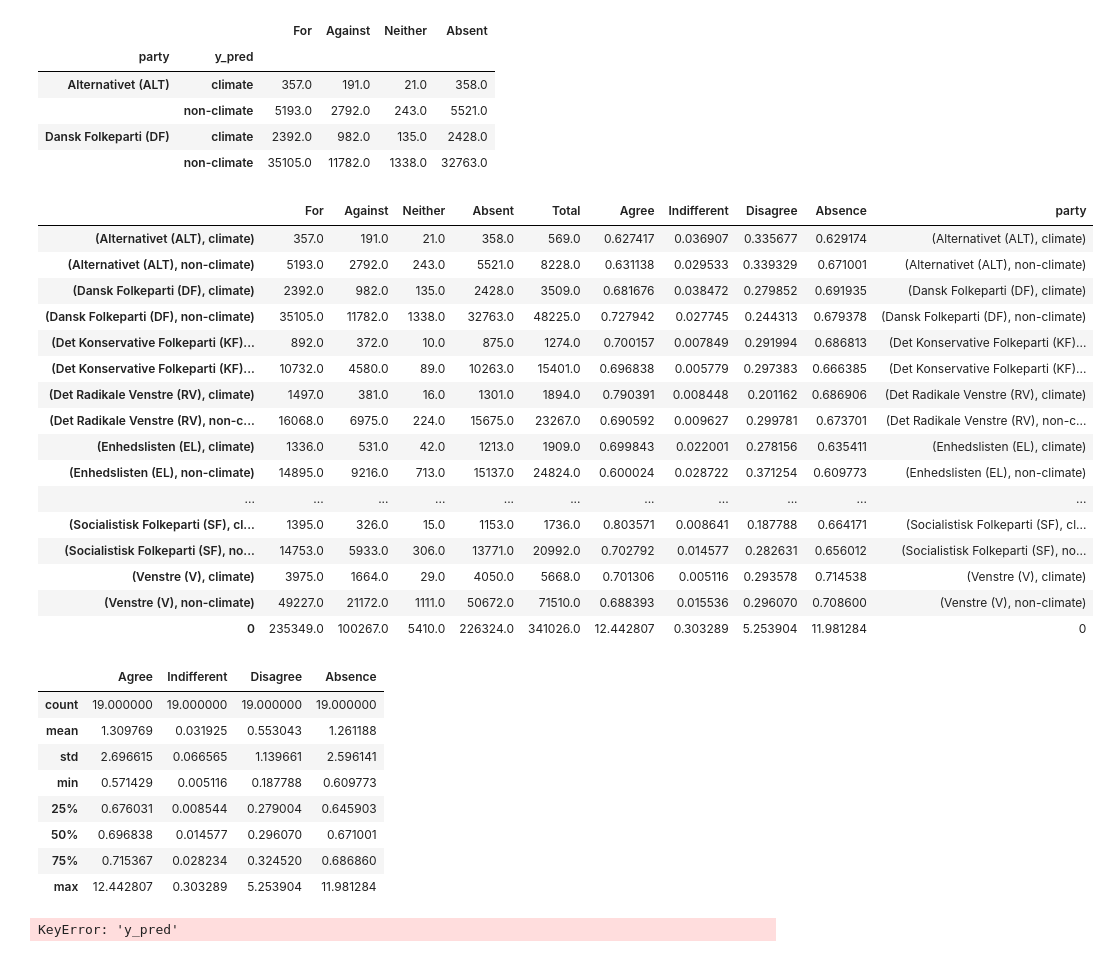
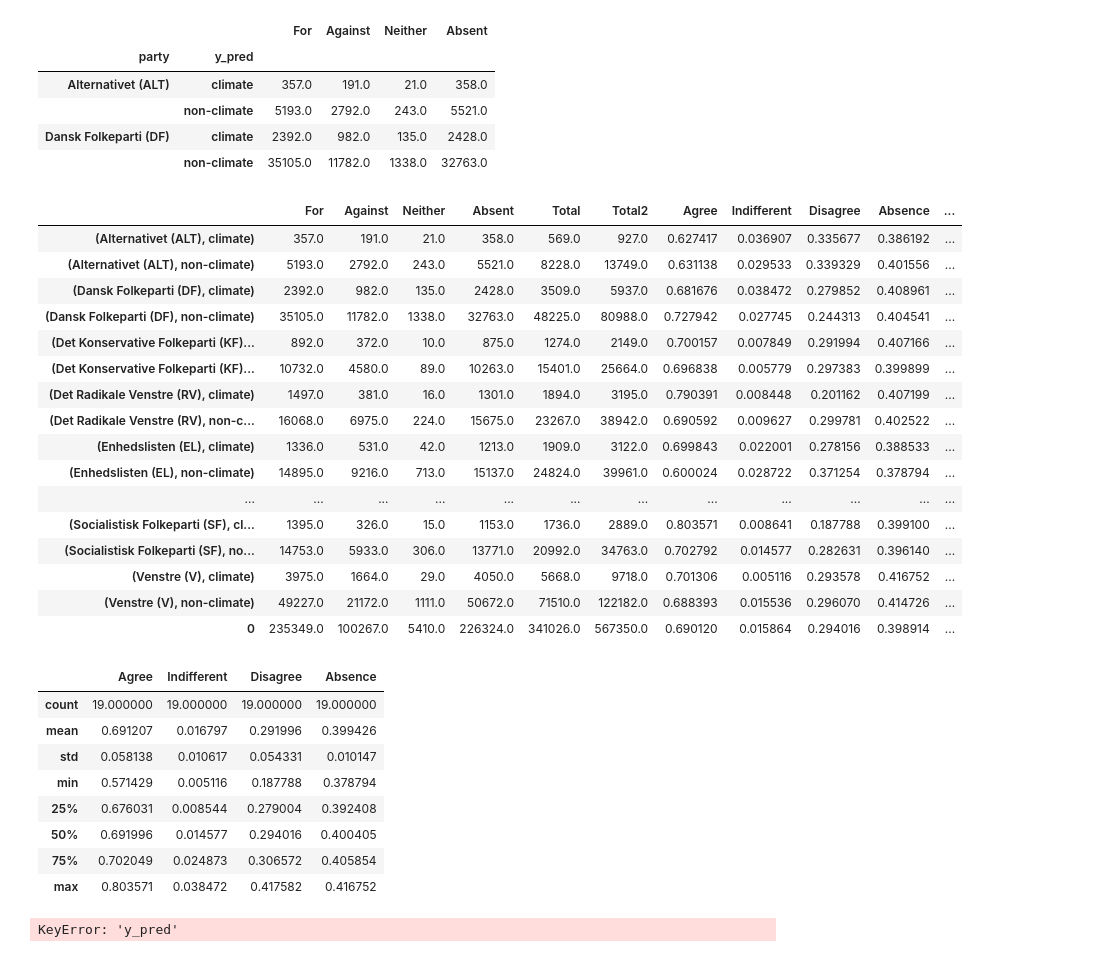
Before and after one commit to jonahank/Vote-Prediction-Model, a Jupyter notebook: data_analysis/ft_vote.ipynb, the cells around one changed output. Drawn from its saved outputs; the diff is of its cells as text; code cells hidden in the pictures.

Commit message:
Fixed absence bug

```diff
--- a/data_analysis/ft_vote.ipynb
+++ b/data_analysis/ft_vote.ipynb
@@ -140,43 +155,44 @@ df_agree.head(4)
 |  | non-climate | 35105.0 | 11782.0 | 1338.0 | 32763.0 |
 # %%
 df_agree["Total"] = df_agree["For"]+df_agree["Against"]+df_agree["Neither"]
+df_agree["Total2"] = df_agree["For"]+df_agree["Against"]+df_agree["Neither"]+df_agree["Absent"]
+df_agree = df_agree.append(pd.DataFrame(df_agree.sum(axis=0)).transpose())
 df_agree["Agree"] = df_agree["For"]/df_agree["Total"]
 df_agree["Indifferent"] = df_agree["Neither"]/df_agree["Total"]
 df_agree["Disagree"] = df_agree["Against"]/df_agree["Total"]
-df_agree["Absence"] = df_agree["Absent"]/df_agree["Total"]
-df_agree = df_agree.append(pd.DataFrame(df_agree.sum(axis=0)).transpose())
+df_agree["Absence"] = df_agree["Absent"]/df_agree["Total2"]
 df_agree["party"] = df_agree.index
 df_agree
 # %% [output]
-|  | For | Against | Neither | Absent | Total | Agree | Indifferent | Disagree | Absence | party |
-| (Alternativet (ALT), climate) | 357.0 | 191.0 | 21.0 | 358.0 | 569.0 | 0.627417 | 0.036907 | 0.335677 | 0.629174 | (Alternativet (ALT), climate) |
-| (Alternativet (ALT), non-climate) | 5193.0 | 2792.0 | 243.0 | 5521.0 | 8228.0 | 0.631138 | 0.029533 | 0.339329 | 0.671001 | (Alternativet (ALT), non-climate) |
-| (Dansk Folkeparti (DF), climate) | 2392.0 | 982.0 | 135.0 | 2428.0 | 3509.0 | 0.681676 | 0.038472 | 0.279852 | 0.691935 | (Dansk Folkeparti (DF), climate) |
-| (Dansk Folkeparti (DF), non-climate) | 35105.0 | 11782.0 | 1338.0 | 32763.0 | 48225.0 | 0.727942 | 0.027745 | 0.244313 | 0.679378 | (Dansk Folkeparti (DF), non-climate) |
-| (Det Konservative Folkeparti (KF)... | 892.0 | 372.0 | 10.0 | 875.0 | 1274.0 | 0.700157 | 0.007849 | 0.291994 | 0.686813 | (Det Konservative Folkeparti (KF)... |
-| (Det Konservative Folkeparti (KF)... | 10732.0 | 4580.0 | 89.0 | 10263.0 | 15401.0 | 0.696838 | 0.005779 | 0.297383 | 0.666385 | (Det Konservative Folkeparti (KF)... |
-| (Det Radikale Venstre (RV), climate) | 1497.0 | 381.0 | 16.0 | 1301.0 | 1894.0 | 0.790391 | 0.008448 | 0.201162 | 0.686906 | (Det Radikale Venstre (RV), climate) |
-| (Det Radikale Venstre (RV), non-c... | 16068.0 | 6975.0 | 224.0 | 15675.0 | 23267.0 | 0.690592 | 0.009627 | 0.299781 | 0.673701 | (Det Radikale Venstre (RV), non-c... |
-| (Enhedslisten (EL), climate) | 1336.0 | 531.0 | 42.0 | 1213.0 | 1909.0 | 0.699843 | 0.022001 | 0.278156 | 0.635411 | (Enhedslisten (EL), climate) |
-| (Enhedslisten (EL), non-climate) | 14895.0 | 9216.0 | 713.0 | 15137.0 | 24824.0 | 0.600024 | 0.028722 | 0.371254 | 0.609773 | (Enhedslisten (EL), non-climate) |
-| ... | ... | ... | ... | ... | ... | ... | ... | ... | ... | ... |
-| (Socialistisk Folkeparti (SF), cl... | 1395.0 | 326.0 | 15.0 | 1153.0 | 1736.0 | 0.803571 | 0.008641 | 0.187788 | 0.664171 | (Socialistisk Folkeparti (SF), cl... |
-| (Socialistisk Folkeparti (SF), no... | 14753.0 | 5933.0 | 306.0 | 13771.0 | 20992.0 | 0.702792 | 0.014577 | 0.282631 | 0.656012 | (Socialistisk Folkeparti (SF), no... |
-| (Venstre (V), climate) | 3975.0 | 1664.0 | 29.0 | 4050.0 | 5668.0 | 0.701306 | 0.005116 | 0.293578 | 0.714538 | (Venstre (V), climate) |
-| (Venstre (V), non-climate) | 49227.0 | 21172.0 | 1111.0 | 50672.0 | 71510.0 | 0.688393 | 0.015536 | 0.296070 | 0.708600 | (Venstre (V), non-climate) |
-| 0 | 235349.0 | 100267.0 | 5410.0 | 226324.0 | 341026.0 | 12.442807 | 0.303289 | 5.253904 | 11.981284 | 0 |
+|  | For | Against | Neither | Absent | Total | Total2 | Agree | Indifferent | Disagree | Absence | ... |
+| (Alternativet (ALT), climate) | 357.0 | 191.0 | 21.0 | 358.0 | 569.0 | 927.0 | 0.627417 | 0.036907 | 0.335677 | 0.386192 | ... |
+| (Alternativet (ALT), non-climate) | 5193.0 | 2792.0 | 243.0 | 5521.0 | 8228.0 | 13749.0 | 0.631138 | 0.029533 | 0.339329 | 0.401556 | ... |
+| (Dansk Folkeparti (DF), climate) | 2392.0 | 982.0 | 135.0 | 2428.0 | 3509.0 | 5937.0 | 0.681676 | 0.038472 | 0.279852 | 0.408961 | ... |
+| (Dansk Folkeparti (DF), non-climate) | 35105.0 | 11782.0 | 1338.0 | 32763.0 | 48225.0 | 80988.0 | 0.727942 | 0.027745 | 0.244313 | 0.404541 | ... |
+| (Det Konservative Folkeparti (KF)... | 892.0 | 372.0 | 10.0 | 875.0 | 1274.0 | 2149.0 | 0.700157 | 0.007849 | 0.291994 | 0.407166 | ... |
+| (Det Konservative Folkeparti (KF)... | 10732.0 | 4580.0 | 89.0 | 10263.0 | 15401.0 | 25664.0 | 0.696838 | 0.005779 | 0.297383 | 0.399899 | ... |
+| (Det Radikale Venstre (RV), climate) | 1497.0 | 381.0 | 16.0 | 1301.0 | 1894.0 | 3195.0 | 0.790391 | 0.008448 | 0.201162 | 0.407199 | ... |
+| (Det Radikale Venstre (RV), non-c... | 16068.0 | 6975.0 | 224.0 | 15675.0 | 23267.0 | 38942.0 | 0.690592 | 0.009627 | 0.299781 | 0.402522 | ... |
+| (Enhedslisten (EL), climate) | 1336.0 | 531.0 | 42.0 | 1213.0 | 1909.0 | 3122.0 | 0.699843 | 0.022001 | 0.278156 | 0.388533 | ... |
+| (Enhedslisten (EL), non-climate) | 14895.0 | 9216.0 | 713.0 | 15137.0 | 24824.0 | 39961.0 | 0.600024 | 0.028722 | 0.371254 | 0.378794 | ... |
+| ... | ... | ... | ... | ... | ... | ... | ... | ... | ... | ... | ... |
+| (Socialistisk Folkeparti (SF), cl... | 1395.0 | 326.0 | 15.0 | 1153.0 | 1736.0 | 2889.0 | 0.803571 | 0.008641 | 0.187788 | 0.399100 | ... |
+| (Socialistisk Folkeparti (SF), no... | 14753.0 | 5933.0 | 306.0 | 13771.0 | 20992.0 | 34763.0 | 0.702792 | 0.014577 | 0.282631 | 0.396140 | ... |
+| (Venstre (V), climate) | 3975.0 | 1664.0 | 29.0 | 4050.0 | 5668.0 | 9718.0 | 0.701306 | 0.005116 | 0.293578 | 0.416752 | ... |
+| (Venstre (V), non-climate) | 49227.0 | 21172.0 | 1111.0 | 50672.0 | 71510.0 | 122182.0 | 0.688393 | 0.015536 | 0.296070 | 0.414726 | ... |
+| 0 | 235349.0 | 100267.0 | 5410.0 | 226324.0 | 341026.0 | 567350.0 | 0.690120 | 0.015864 | 0.294016 | 0.398914 | ... |
 # %%
 df_agree[["Agree", "Indifferent", "Disagree", "Absence"]].describe()
 # %% [output]
 |  | Agree | Indifferent | Disagree | Absence |
 | count | 19.000000 | 19.000000 | 19.000000 | 19.000000 |
-| mean | 1.309769 | 0.031925 | 0.553043 | 1.261188 |
-| std | 2.696615 | 0.066565 | 1.139661 | 2.596141 |
-| min | 0.571429 | 0.005116 | 0.187788 | 0.609773 |
-| 25% | 0.676031 | 0.008544 | 0.279004 | 0.645903 |
-| 50% | 0.696838 | 0.014577 | 0.296070 | 0.671001 |
-| 75% | 0.715367 | 0.028234 | 0.324520 | 0.686860 |
-| max | 12.442807 | 0.303289 | 5.253904 | 11.981284 |
+| mean | 0.691207 | 0.016797 | 0.291996 | 0.399426 |
+| std | 0.058138 | 0.010617 | 0.054331 | 0.010147 |
+| min | 0.571429 | 0.005116 | 0.187788 | 0.378794 |
+| 25% | 0.676031 | 0.008544 | 0.279004 | 0.392408 |
+| 50% | 0.691996 | 0.014577 | 0.294016 | 0.400405 |
+| 75% | 0.702049 | 0.024873 | 0.306572 | 0.405854 |
+| max | 0.803571 | 0.038472 | 0.417582 | 0.416752 |
 # %%
 df_agree_all = df_agree[["For", "Against", "Neither", "Absent"]]
 df_agree_all = df_agree_all.groupby("y_pred").sum()
```
Also changed, not shown: parts of 7 cells of this notebook.
